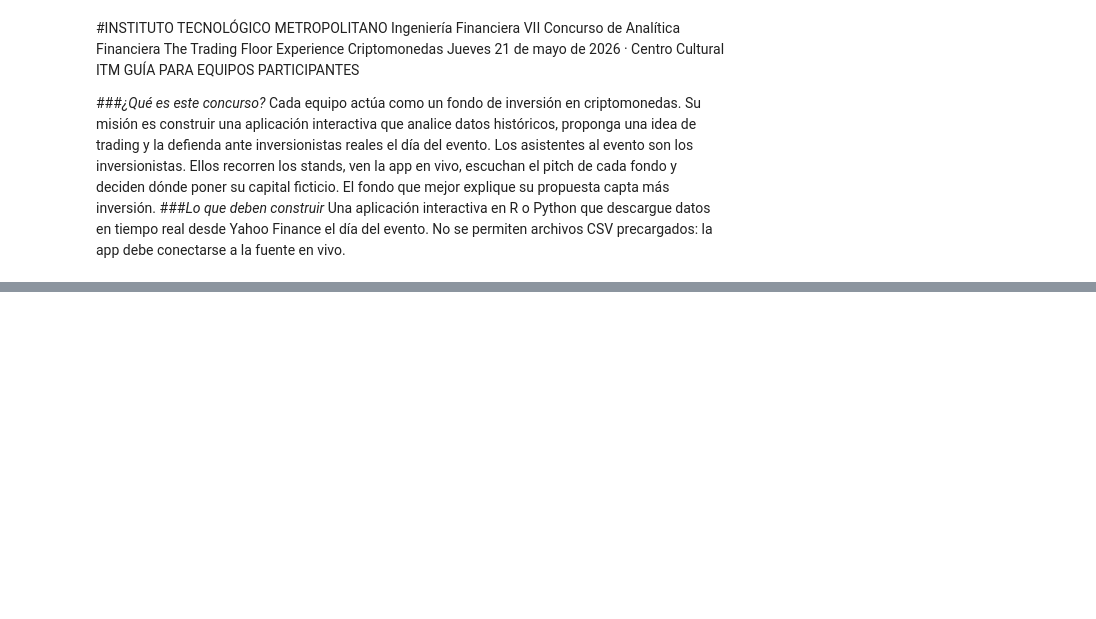
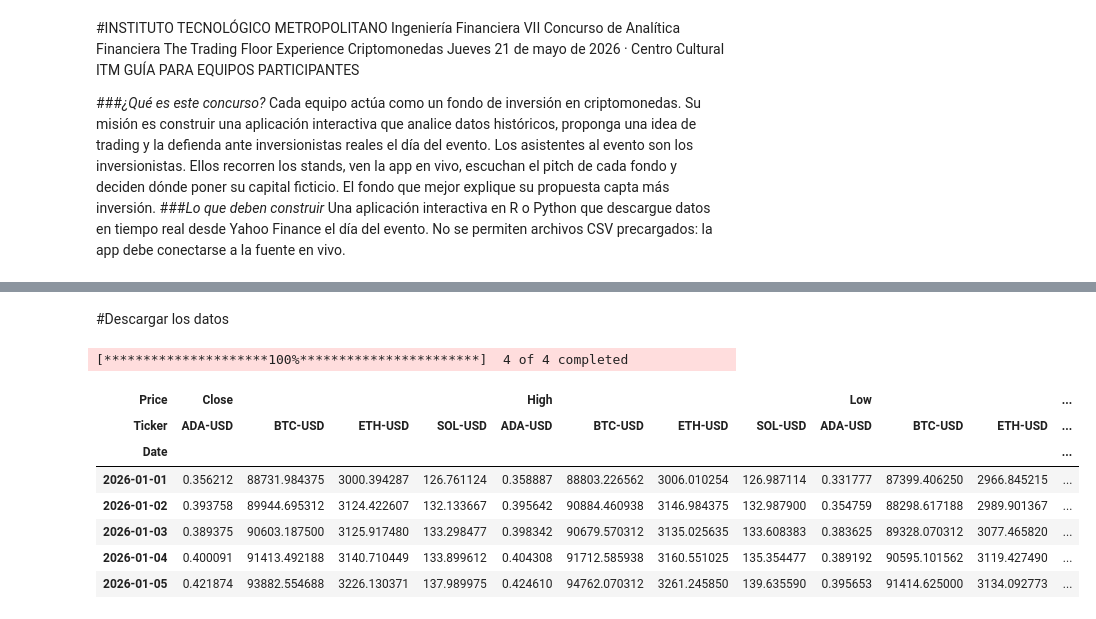
Before and after one commit to fraygoezdavid/Lenguajes_de_programacion, a Jupyter notebook: Proyecto_Cripto_Entregable.ipynb, the cells around one changed output, grey strips where cells are left out. Drawn from its saved outputs; the diff is of its cells as text; code cells hidden in the pictures; blank space fills up the shorter version.

```diff
--- a/Proyecto_Cripto_Entregable.ipynb
+++ b/Proyecto_Cripto_Entregable.ipynb
@@ -21,0 +72,17 @@ día del evento. No se permiten archivos CSV precargados: la app debe conectarse
+# %%
+tickers = ['BTC-USD', 'ETH-USD', 'SOL-USD', 'ADA-USD', 'LTC-USD' ]
+# %% [markdown]
+#Descargar los datos
+# %%
+btc = yf.download (tickers, start='2026-01-01', end='2026-05-12', interval='1d')
+btc.head()
+# %% [output]
+[*********************100%***********************]  4 of 4 completed
+| Price | Close |  |  |  | High |  |  |  | Low |  |  | ... |
+| Ticker | ADA-USD | BTC-USD | ETH-USD | SOL-USD | ADA-USD | BTC-USD | ETH-USD | SOL-USD | ADA-USD | BTC-USD | ETH-USD | ... |
+| Date |  |  |  |  |  |  |  |  |  |  |  | ... |
+| 2026-01-01 | 0.356212 | 88731.984375 | 3000.394287 | 126.761124 | 0.358887 | 88803.226562 | 3006.010254 | 126.987114 | 0.331777 | 87399.406250 | 2966.845215 | ... |
+| 2026-01-02 | 0.393758 | 89944.695312 | 3124.422607 | 132.133667 | 0.395642 | 90884.460938 | 3146.984375 | 132.987900 | 0.354759 | 88298.617188 | 2989.901367 | ... |
+| 2026-01-03 | 0.389375 | 90603.187500 | 3125.917480 | 133.298477 | 0.398342 | 90679.570312 | 3135.025635 | 133.608383 | 0.383625 | 89328.070312 | 3077.465820 | ... |
+| 2026-01-04 | 0.400091 | 91413.492188 | 3140.710449 | 133.899612 | 0.404308 | 91712.585938 | 3160.551025 | 135.354477 | 0.389192 | 90595.101562 | 3119.427490 | ... |
+| 2026-01-05 | 0.421874 | 93882.554688 | 3226.130371 | 137.989975 | 0.424610 | 94762.070312 | 3261.245850 | 139.635590 | 0.395653 | 91414.625000 | 3134.092773 | ... |
```
Also changed, not shown: parts of 19 cells of this notebook.
